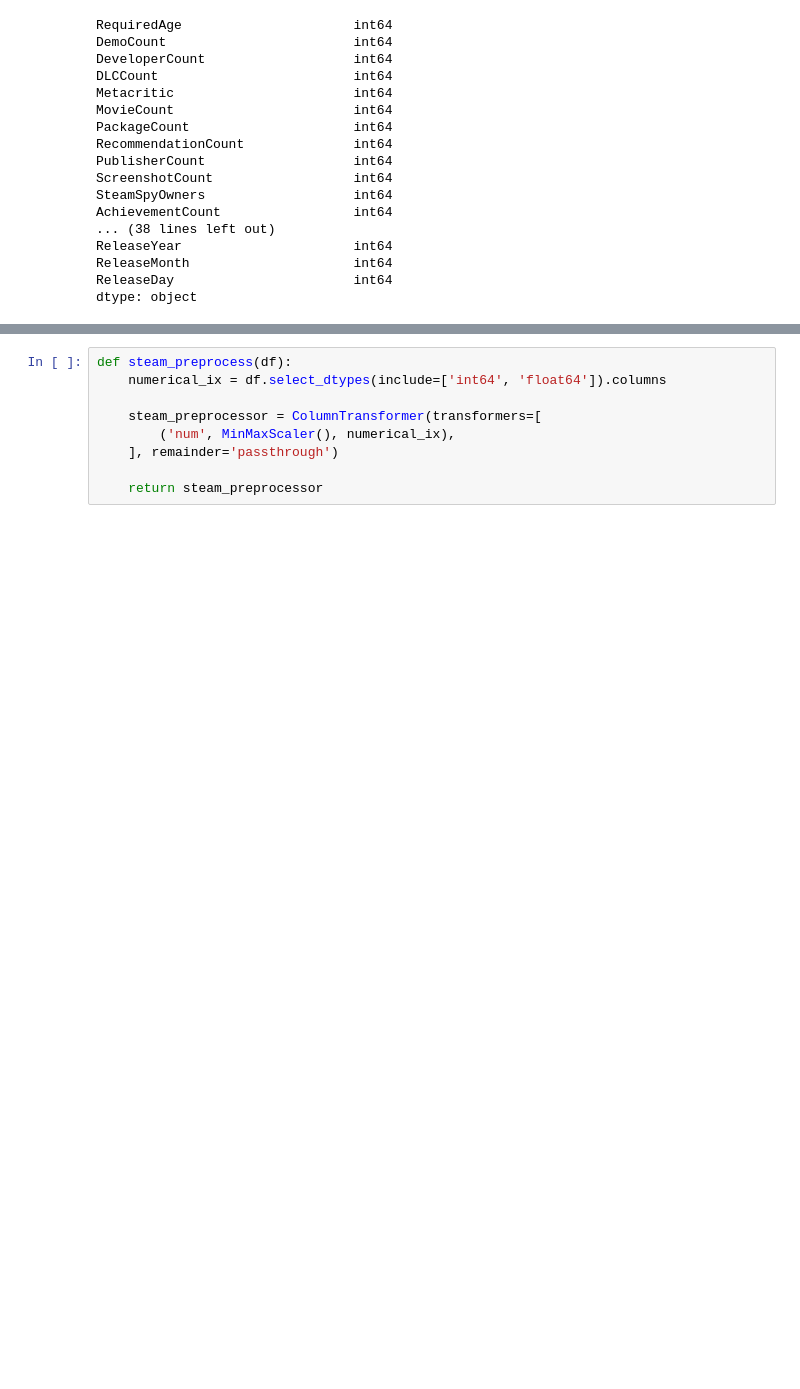
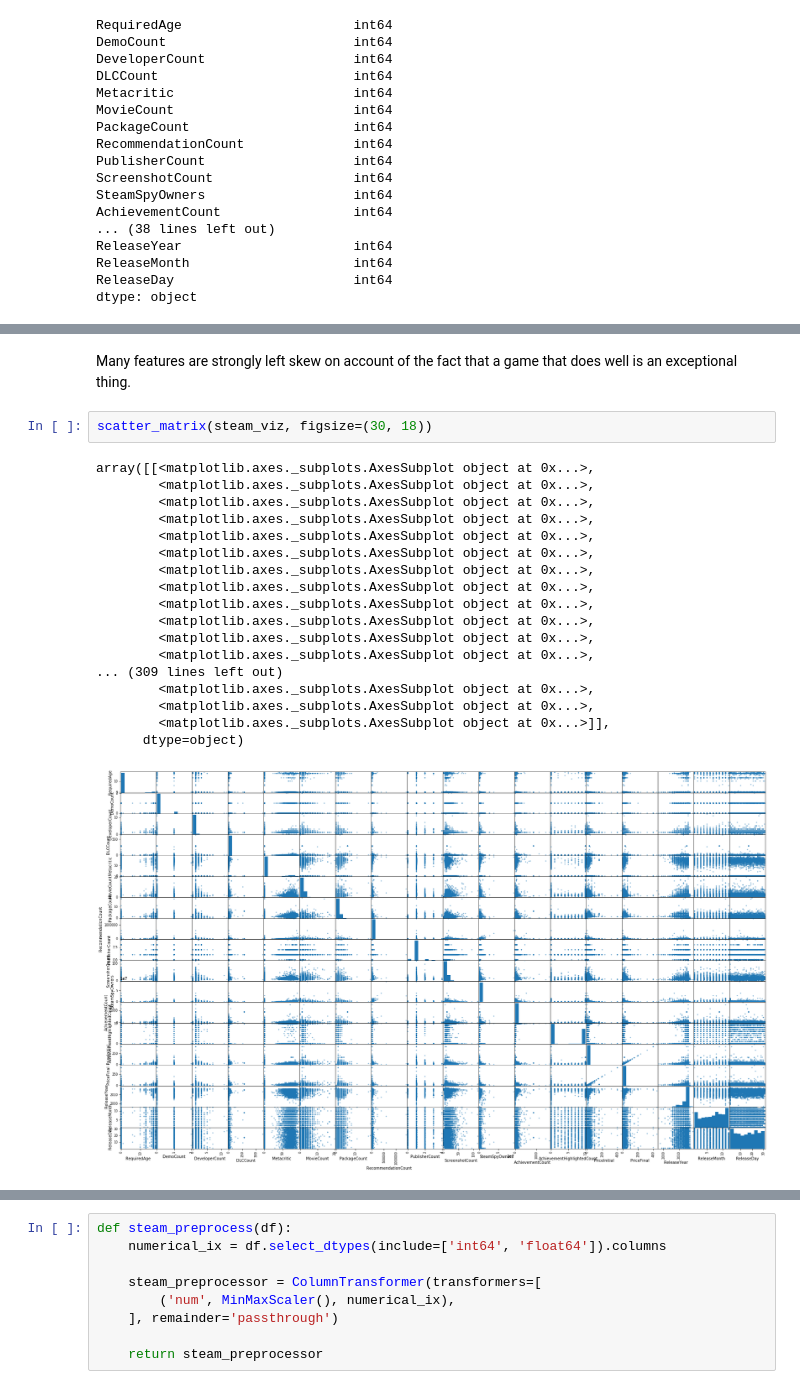
Before and after one commit to Mantissa-23/games-ml, a Jupyter notebook: steam_regression.ipynb, the cells around one changed output, grey strips where cells are left out. Drawn from its saved outputs; the diff is of its cells as text; blank space fills up the shorter version.

```diff
--- a/steam_regression.ipynb
+++ b/steam_regression.ipynb
@@ -193,0 +237,23 @@ dtype: object
+# %% [markdown]
+Many features are strongly left skew on account of the fact that a game that does well is an exceptional thing.
+# %%
+scatter_matrix(steam_viz, figsize=(30, 18))
+# %% [output]
+array([[<matplotlib.axes._subplots.AxesSubplot object at 0x...>,
+        <matplotlib.axes._subplots.AxesSubplot object at 0x...>,
+        <matplotlib.axes._subplots.AxesSubplot object at 0x...>,
+        <matplotlib.axes._subplots.AxesSubplot object at 0x...>,
+        <matplotlib.axes._subplots.AxesSubplot object at 0x...>,
+        <matplotlib.axes._subplots.AxesSubplot object at 0x...>,
+        <matplotlib.axes._subplots.AxesSubplot object at 0x...>,
+        <matplotlib.axes._subplots.AxesSubplot object at 0x...>,
+        <matplotlib.axes._subplots.AxesSubplot object at 0x...>,
+        <matplotlib.axes._subplots.AxesSubplot object at 0x...>,
+        <matplotlib.axes._subplots.AxesSubplot object at 0x...>,
+        <matplotlib.axes._subplots.AxesSubplot object at 0x...>,
+... (309 lines left out)
+        <matplotlib.axes._subplots.AxesSubplot object at 0x...>,
+        <matplotlib.axes._subplots.AxesSubplot object at 0x...>,
+        <matplotlib.axes._subplots.AxesSubplot object at 0x...>]],
+      dtype=object)
+[figure, added]
```
Also changed, not shown: parts of 15 cells of this notebook, 2 other files.
